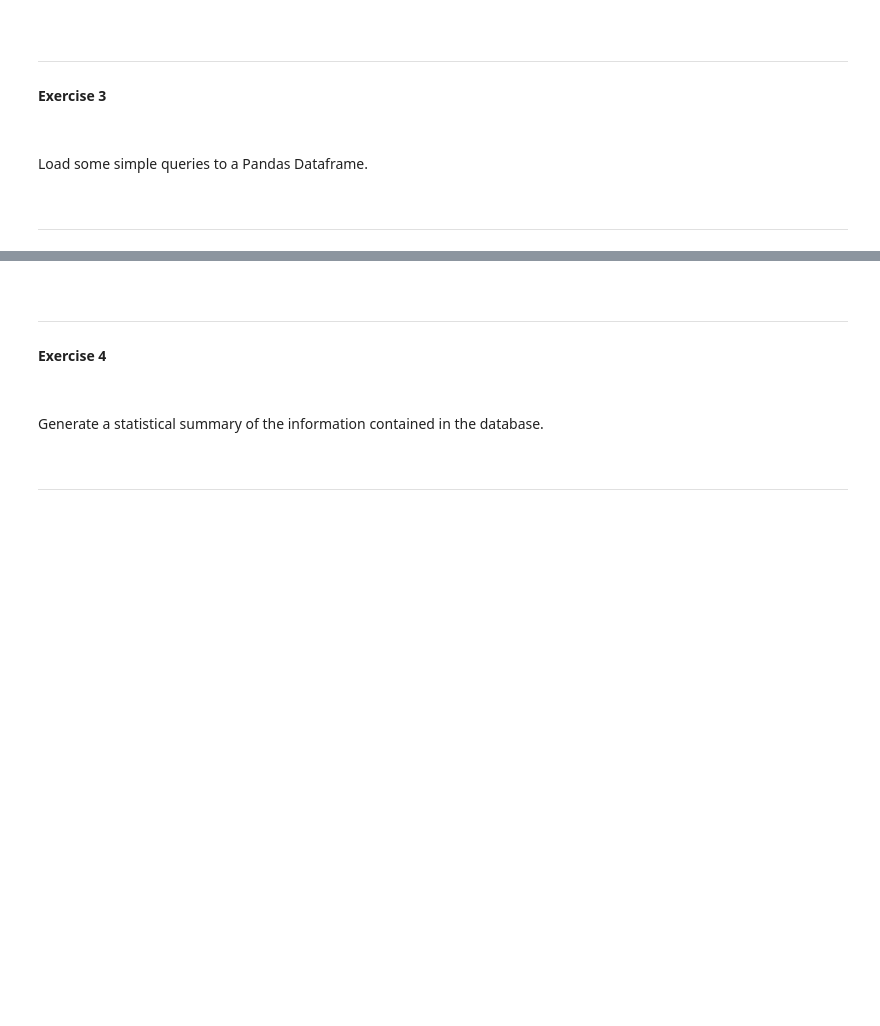
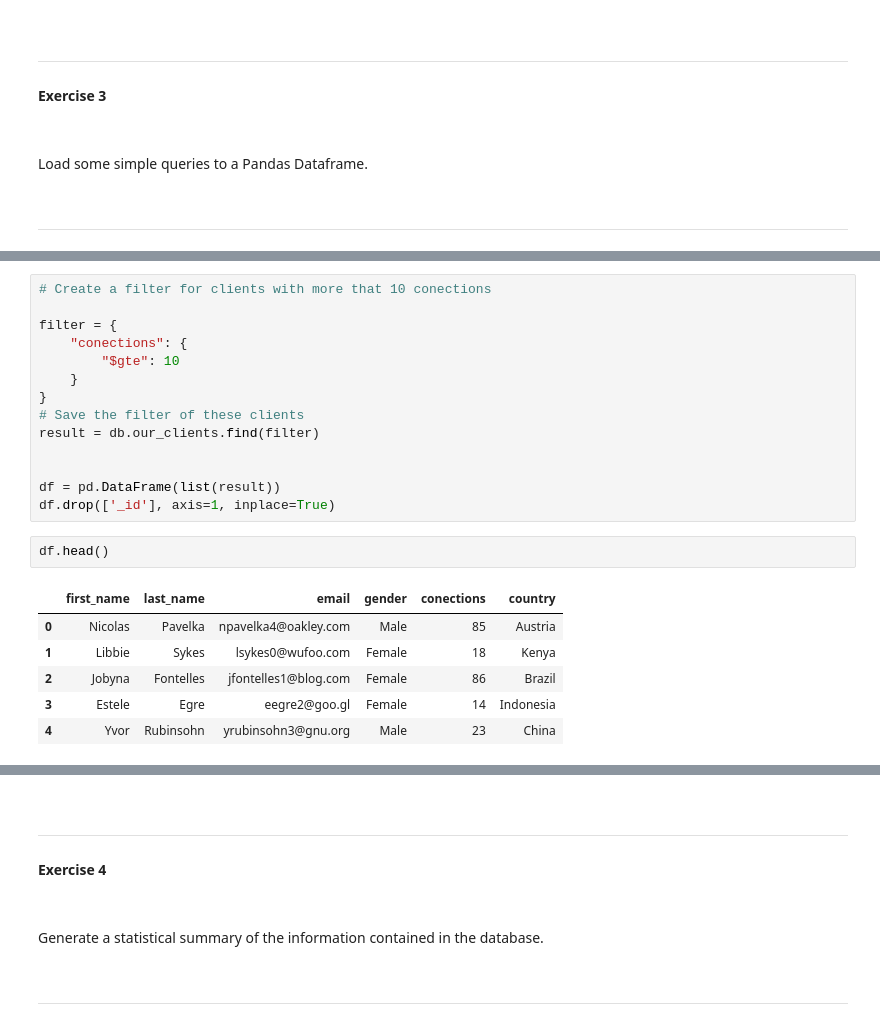
Before and after one commit to Pevicsanch/NoSQL-MongoDB, a Jupyter notebook: s14_01_no_sql.ipynb, the cells around one changed output, grey strips where cells are left out. Drawn from its saved outputs; the diff is of its cells as text; blank space fills up the shorter version.

```diff
--- a/s14_01_no_sql.ipynb
+++ b/s14_01_no_sql.ipynb
@@ -103,0 +850,23 @@ ___
+# %%
+# Create a filter for clients with more that 10 conections
+
+filter = {
+    "conections": {
+        "$gte": 10
+    }
+}
+# Save the filter of these clients
+result = db.our_clients.find(filter)
+
+
+df = pd.DataFrame(list(result))
+df.drop(['_id'], axis=1, inplace=True)
+# %%
+df.head()
+# %% [output]
+|  | first_name | last_name | email | gender | conections | country |
+| 0 | Nicolas | Pavelka | npavelka4@oakley.com | Male | 85 | Austria |
+| 1 | Libbie | Sykes | lsykes0@wufoo.com | Female | 18 | Kenya |
+| 2 | Jobyna | Fontelles | jfontelles1@blog.com | Female | 86 | Brazil |
+| 3 | Estele | Egre | eegre2@goo.gl | Female | 14 | Indonesia |
+| 4 | Yvor | Rubinsohn | yrubinsohn3@gnu.org | Male | 23 | China |
```
Also changed, not shown: parts of 31 cells of this notebook.
